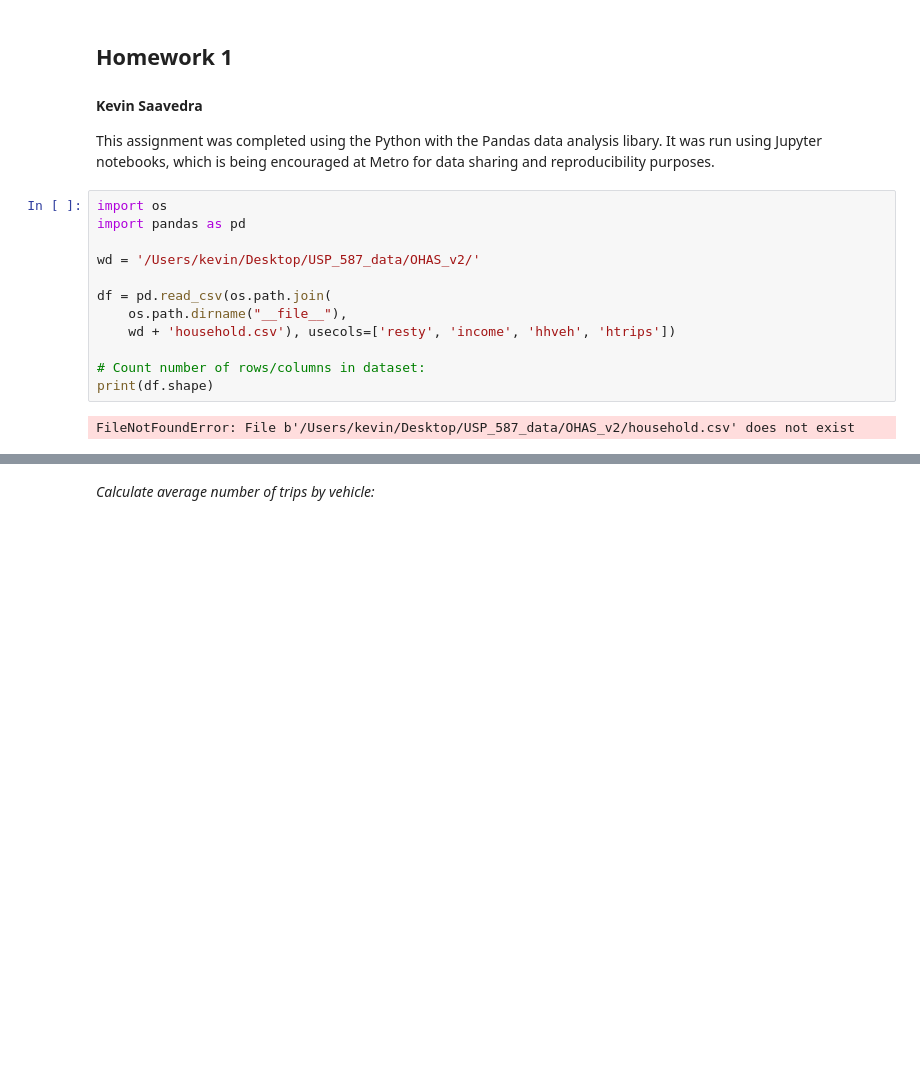
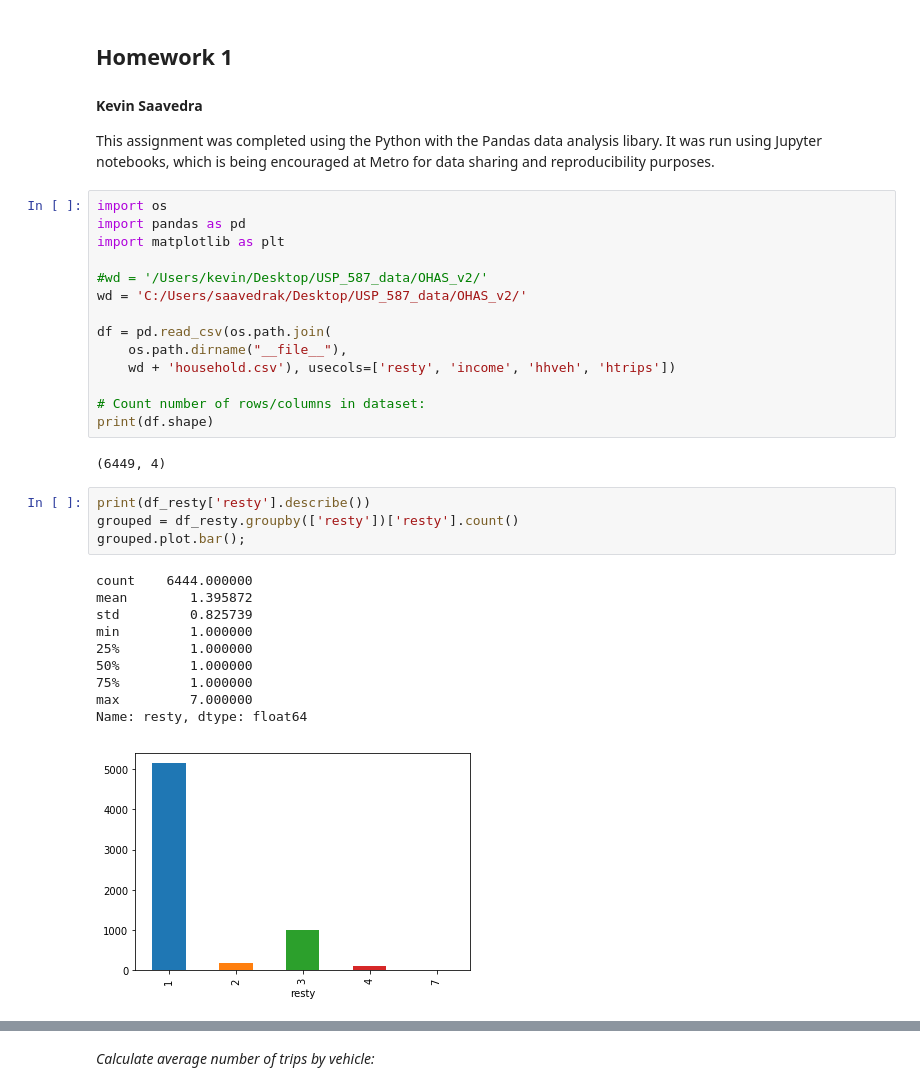
Before and after one commit to saashimi/USP_587, a Jupyter notebook: hw1.ipynb, the cells around one changed output, grey strips where cells are left out. Saved outputs shown, nothing was run; the diff lists cells and outputs as text; blank space fills up the shorter version.

Commit message:
Add plots.

```diff
--- a/hw1.ipynb
+++ b/hw1.ipynb
@@ -6,8 +6,10 @@ This assignment was completed using the Python with the Pandas data analysis lib
 # %%
 import os
 import pandas as pd
+import matplotlib as plt
 
-wd = '/Users/kevin/Desktop/USP_587_data/OHAS_v2/'
+#wd = '/Users/kevin/Desktop/USP_587_data/OHAS_v2/'
+wd = 'C:/Users/saavedrak/Desktop/USP_587_data/OHAS_v2/'
 
 df = pd.read_csv(os.path.join(
     os.path.dirname("__file__"),
@@ -16,5 +18,20 @@ df = pd.read_csv(os.path.join(
 # Count number of rows/columns in dataset:
 print(df.shape)
 # %% [output]
-FileNotFoundError: File b'/Users/kevin/Desktop/USP_587_data/OHAS_v2/household.csv' does not exist
+(6449, 4)
+# %%
+print(df_resty['resty'].describe())
+grouped = df_resty.groupby(['resty'])['resty'].count()
+grouped.plot.bar();
+# %% [output]
+count    6444.000000
+mean        1.395872
+std         0.825739
+min         1.000000
+25%         1.000000
+50%         1.000000
+75%         1.000000
+max         7.000000
+Name: resty, dtype: float64
+[figure, added]
 # %%
```
Also changed, not shown: parts of 13 cells of this notebook.
